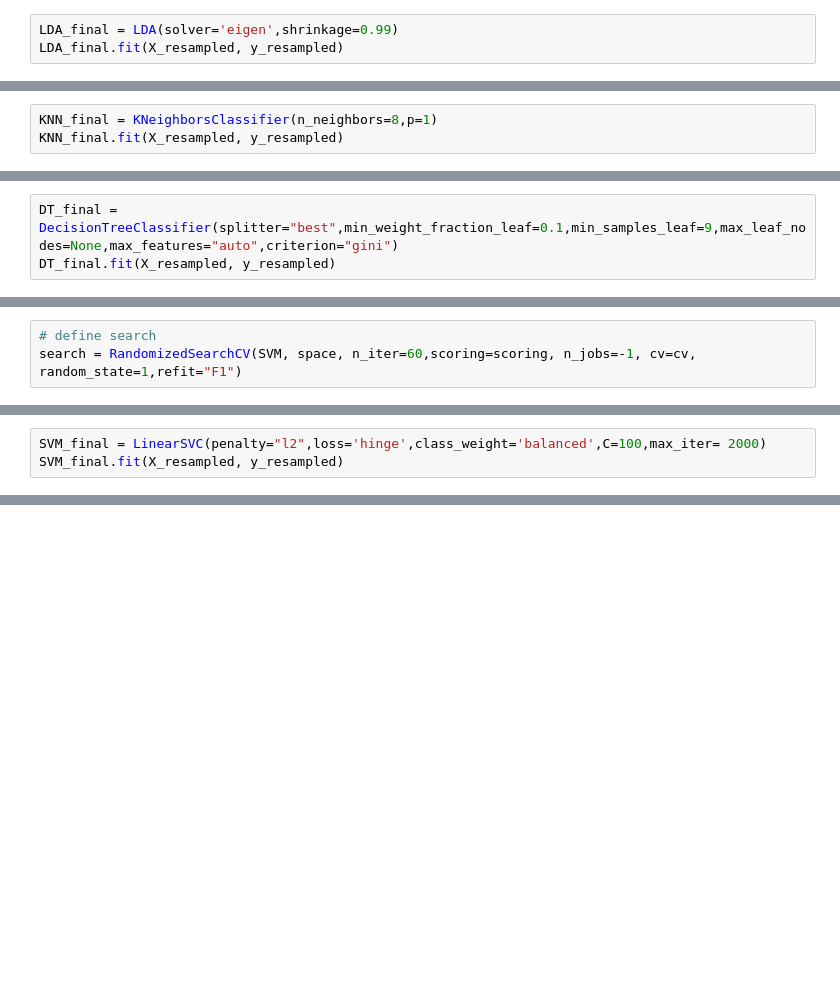
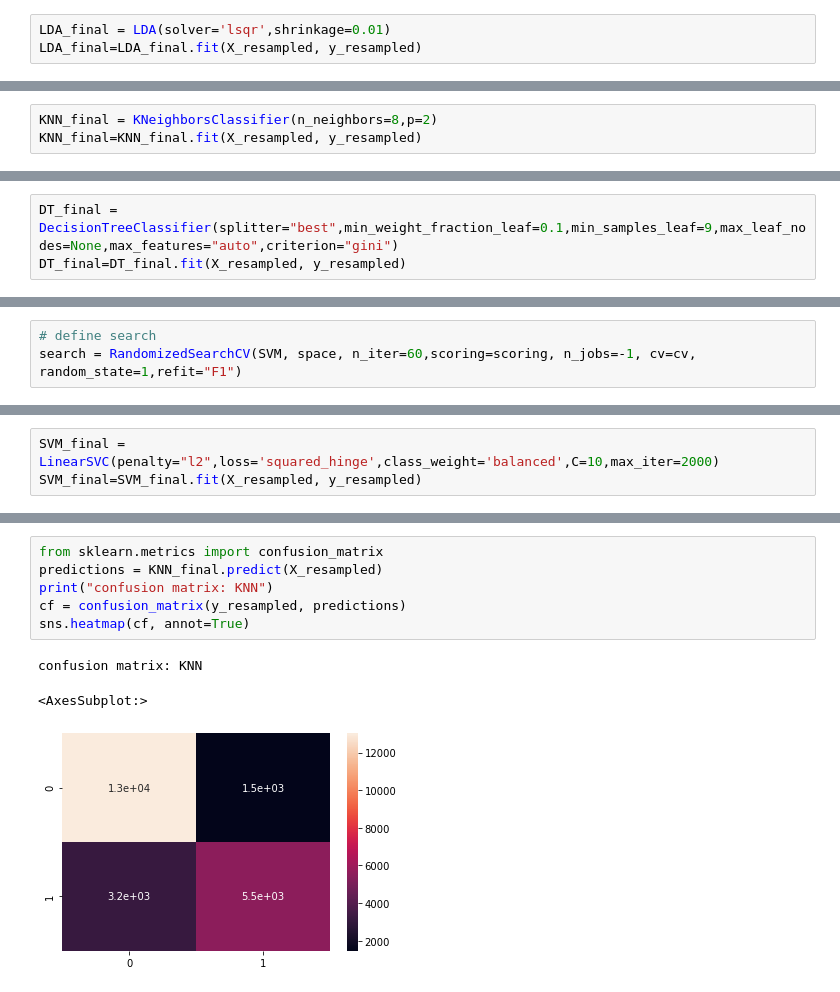
Before and after one commit to Wajiharfaoui/Credit-Card-Default, a Jupyter notebook: code.ipynb, the cells around one changed output, grey strips where cells are left out. Cells and saved outputs as stored; diff of their text form; blank space fills up the shorter version.

```diff
--- a/code.ipynb
+++ b/code.ipynb
@@ -301,3 +367,3 @@ Best Hyperparameters: {'solver': 'eigen', 'shrinkage': 0.99}
 # %%
-LDA_final = LDA(solver='eigen',shrinkage=0.99)
-LDA_final.fit(X_resampled, y_resampled)
+LDA_final = LDA(solver='lsqr',shrinkage=0.01)
+LDA_final=LDA_final.fit(X_resampled, y_resampled)
@@ -329,3 +393,3 @@ Best Hyperparameters: {'p': 1, 'n_neighbors': 8}
 # %%
-KNN_final = KNeighborsClassifier(n_neighbors=8,p=1)
-KNN_final.fit(X_resampled, y_resampled)
+KNN_final = KNeighborsClassifier(n_neighbors=8,p=2)
+KNN_final=KNN_final.fit(X_resampled, y_resampled)
@@ -379,3 +441,3 @@ Best Hyperparameters: {'splitter': 'best', 'min_weight_fraction_leaf': 0.1, 'min
 # %%
 DT_final = DecisionTreeClassifier(splitter="best",min_weight_fraction_leaf=0.1,min_samples_leaf=9,max_leaf_nodes=None,max_features="auto",criterion="gini")
-DT_final.fit(X_resampled, y_resampled)
+DT_final=DT_final.fit(X_resampled, y_resampled)
@@ -429,3 +488,3 @@ Best Hyperparameters: {'penalty': 'l2', 'max_iter': 2000, 'loss': 'hinge', 'clas
 # %%
-SVM_final = LinearSVC(penalty="l2",loss='hinge',class_weight='balanced',C=100,max_iter= 2000)
-SVM_final.fit(X_resampled, y_resampled)
+SVM_final = LinearSVC(penalty="l2",loss='squared_hinge',class_weight='balanced',C=10,max_iter=2000)
+SVM_final=SVM_final.fit(X_resampled, y_resampled)
@@ -491,0 +505,10 @@ benchmark
+# %%
+from sklearn.metrics import confusion_matrix
+predictions = KNN_final.predict(X_resampled)
+print("confusion matrix: KNN")
+cf = confusion_matrix(y_resampled, predictions)
+sns.heatmap(cf, annot=True)
+# %% [output]
+confusion matrix: KNN
+<AxesSubplot:>
+[figure, added]
```
Also changed, not shown: parts of 61 cells of this notebook, 13 other files.
